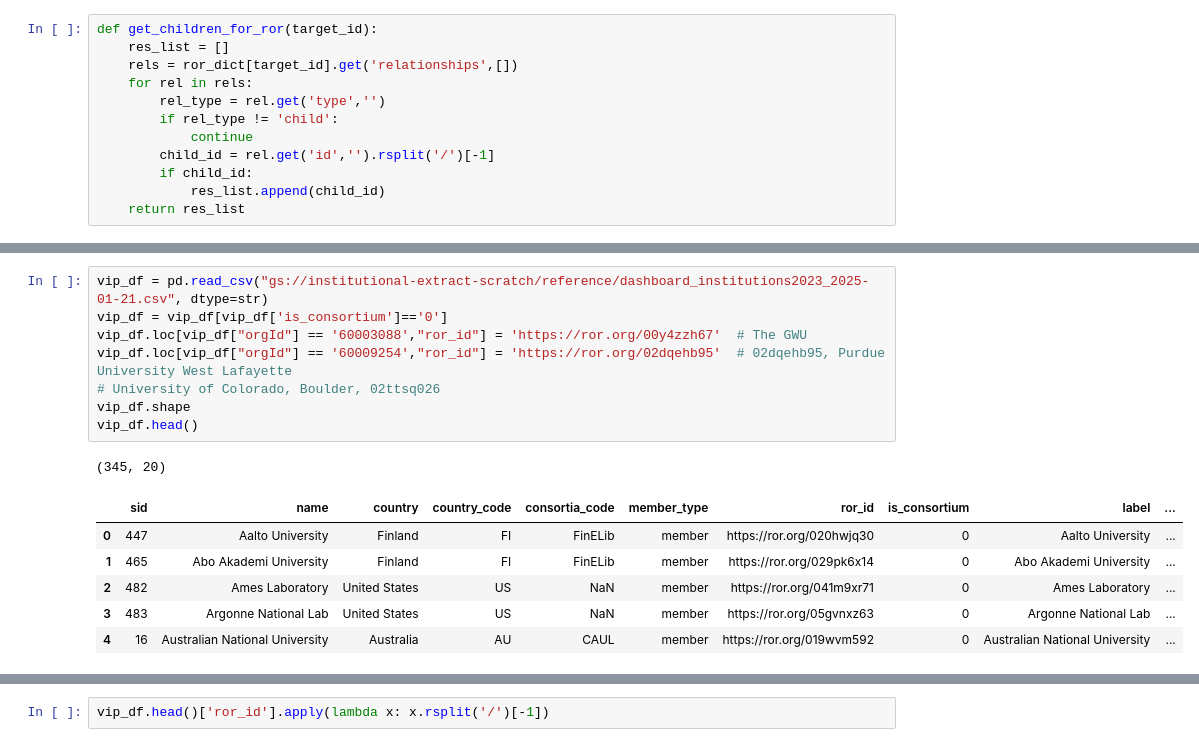
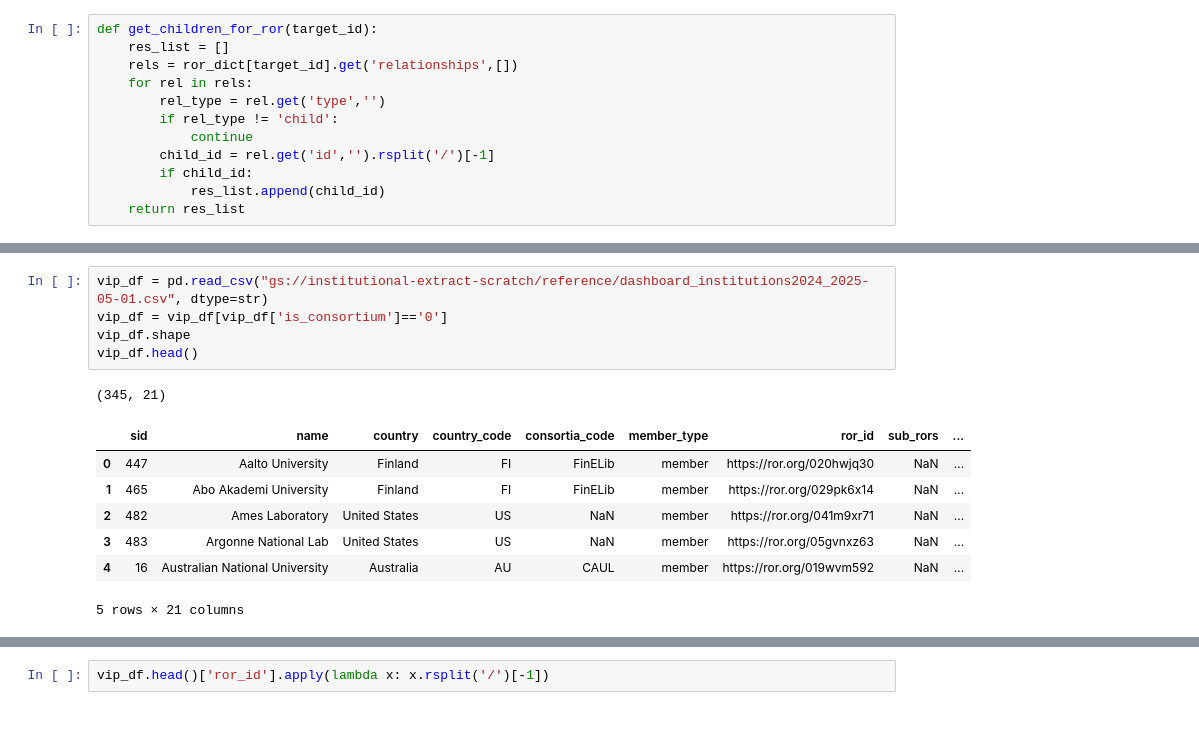
Before and after one commit to arXiv/metadata-vertexai, a Jupyter notebook: ccameron_evaluate.ipynb, the cells around one changed output, grey strips where cells are left out. Saved outputs shown, nothing was run; the diff lists cells and outputs as text; blank space fills up the shorter version.

```diff
--- a/ccameron_evaluate.ipynb
+++ b/ccameron_evaluate.ipynb
@@ -93,16 +122,14 @@ test_ids_df.shape
 # %%
-vip_df = pd.read_csv("gs://institutional-extract-scratch/reference/dashboard_institutions2023_2025-01-21.csv", dtype=str)
+vip_df = pd.read_csv("gs://institutional-extract-scratch/reference/dashboard_institutions2024_2025-05-01.csv", dtype=str)
 vip_df = vip_df[vip_df['is_consortium']=='0']
-vip_df.loc[vip_df["orgId"] == '60003088',"ror_id"] = 'https://ror.org/00y4zzh67'  # The GWU
-vip_df.loc[vip_df["orgId"] == '60009254',"ror_id"] = 'https://ror.org/02dqehb95'  # 02dqehb95, Purdue University West Lafayette
-# University of Colorado, Boulder, 02ttsq026
 vip_df.shape
 vip_df.head()
 # %% [output]
-(345, 20)
+(345, 21)
-|  | sid | name | country | country_code | consortia_code | member_type | ror_id | is_consortium | label | ... |
-| 0 | 447 | Aalto University | Finland | FI | FinELib | member | https://ror.org/020hwjq30 | 0 | Aalto University | ... |
-| 1 | 465 | Abo Akademi University | Finland | FI | FinELib | member | https://ror.org/029pk6x14 | 0 | Abo Akademi University | ... |
-| 2 | 482 | Ames Laboratory | United States | US | NaN | member | https://ror.org/041m9xr71 | 0 | Ames Laboratory | ... |
-| 3 | 483 | Argonne National Lab | United States | US | NaN | member | https://ror.org/05gvnxz63 | 0 | Argonne National Lab | ... |
-| 4 | 16 | Australian National University | Australia | AU | CAUL | member | https://ror.org/019wvm592 | 0 | Australian National University | ... |
+|  | sid | name | country | country_code | consortia_code | member_type | ror_id | sub_rors | ... |
+| 0 | 447 | Aalto University | Finland | FI | FinELib | member | https://ror.org/020hwjq30 | NaN | ... |
+| 1 | 465 | Abo Akademi University | Finland | FI | FinELib | member | https://ror.org/029pk6x14 | NaN | ... |
+| 2 | 482 | Ames Laboratory | United States | US | NaN | member | https://ror.org/041m9xr71 | NaN | ... |
+| 3 | 483 | Argonne National Lab | United States | US | NaN | member | https://ror.org/05gvnxz63 | NaN | ... |
+| 4 | 16 | Australian National University | Australia | AU | CAUL | member | https://ror.org/019wvm592 | NaN | ... |
+5 rows × 21 columns
```
Also changed, not shown: parts of 71 cells of this notebook, 3 other files.
